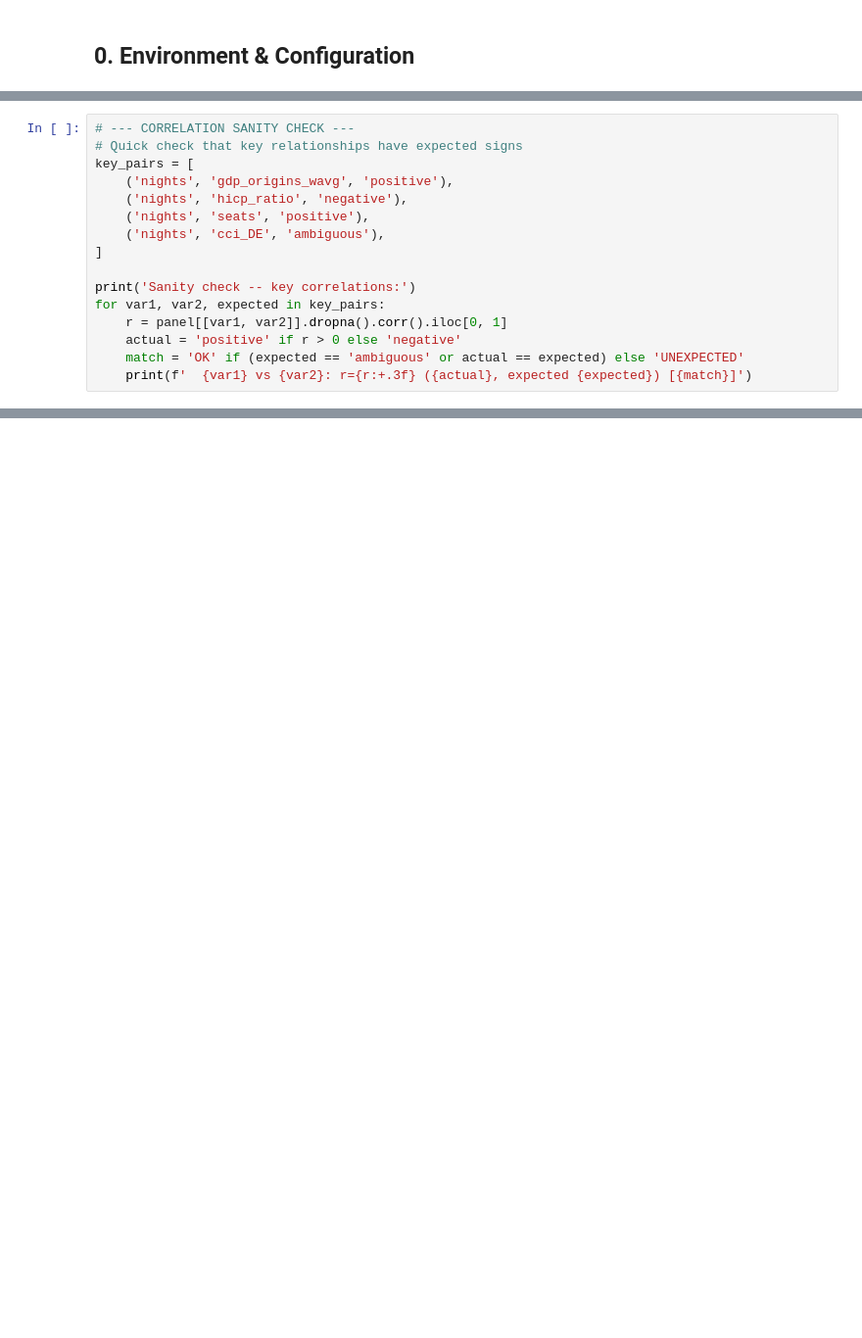
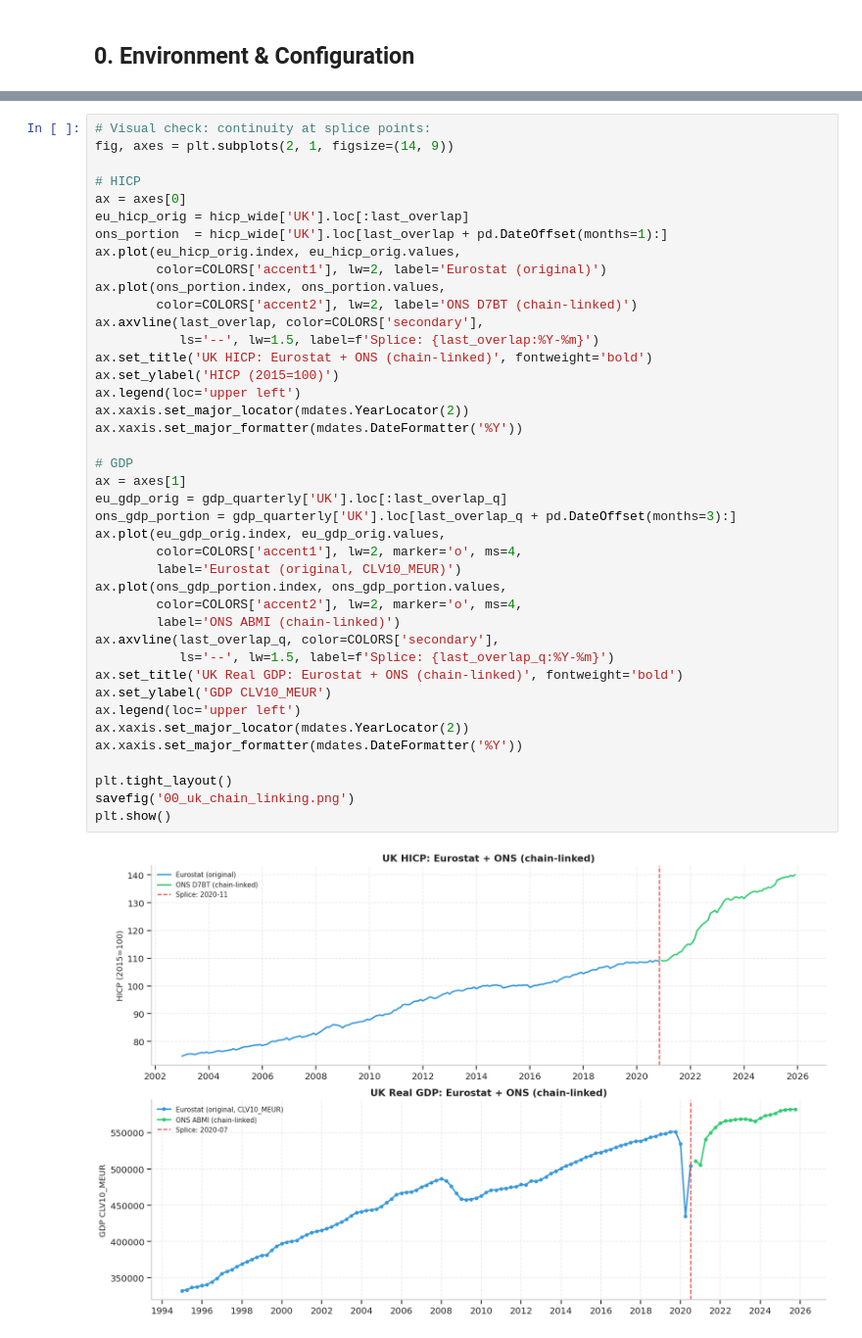
Before and after one commit to DieGodMF4/Macro-Aviation-Tourism-Modeling, a Jupyter notebook: docs/04_feature_engineering.ipynb, the cells around one changed output, grey strips where cells are left out. Shown at 98% size. Saved outputs shown, nothing was run; the diff lists cells and outputs as text; blank space fills up the shorter version.

```diff
--- a/docs/04_feature_engineering.ipynb
+++ b/docs/04_feature_engineering.ipynb
@@ -646,16 +27,0 @@ Columns (39):
-# %%
-# --- CORRELATION SANITY CHECK ---
-# Quick check that key relationships have expected signs
-key_pairs = [
-    ('nights', 'gdp_origins_wavg', 'positive'),
-    ('nights', 'hicp_ratio', 'negative'),
-    ('nights', 'seats', 'positive'),
-    ('nights', 'cci_DE', 'ambiguous'),
-]
-
-print('Sanity check -- key correlations:')
-for var1, var2, expected in key_pairs:
-    r = panel[[var1, var2]].dropna().corr().iloc[0, 1]
-    actual = 'positive' if r > 0 else 'negative'
-    match = 'OK' if (expected == 'ambiguous' or actual == expected) else 'UNEXPECTED'
-    print(f'  {var1} vs {var2}: r={r:+.3f} ({actual}, expected {expected}) [{match}]')
@@ -776,0 +407,43 @@ date
+# %%
+# Visual check: continuity at splice points:
+fig, axes = plt.subplots(2, 1, figsize=(14, 9))
+
+# HICP
+ax = axes[0]
+eu_hicp_orig = hicp_wide['UK'].loc[:last_overlap]
+ons_portion  = hicp_wide['UK'].loc[last_overlap + pd.DateOffset(months=1):]
+ax.plot(eu_hicp_orig.index, eu_hicp_orig.values,
+        color=COLORS['accent1'], lw=2, label='Eurostat (original)')
+ax.plot(ons_portion.index, ons_portion.values,
+        color=COLORS['accent2'], lw=2, label='ONS D7BT (chain-linked)')
+ax.axvline(last_overlap, color=COLORS['secondary'],
+           ls='--', lw=1.5, label=f'Splice: {last_overlap:%Y-%m}')
+ax.set_title('UK HICP: Eurostat + ONS (chain-linked)', fontweight='bold')
+ax.set_ylabel('HICP (2015=100)')
+ax.legend(loc='upper left')
+ax.xaxis.set_major_locator(mdates.YearLocator(2))
+ax.xaxis.set_major_formatter(mdates.DateFormatter('%Y'))
+
+# GDP
+ax = axes[1]
+eu_gdp_orig = gdp_quarterly['UK'].loc[:last_overlap_q]
+ons_gdp_portion = gdp_quarterly['UK'].loc[last_overlap_q + pd.DateOffset(months=3):]
+ax.plot(eu_gdp_orig.index, eu_gdp_orig.values,
+        color=COLORS['accent1'], lw=2, marker='o', ms=4,
+        label='Eurostat (original, CLV10_MEUR)')
+ax.plot(ons_gdp_portion.index, ons_gdp_portion.values,
+        color=COLORS['accent2'], lw=2, marker='o', ms=4,
+        label='ONS ABMI (chain-linked)')
+ax.axvline(last_overlap_q, color=COLORS['secondary'],
+           ls='--', lw=1.5, label=f'Splice: {last_overlap_q:%Y-%m}')
+ax.set_title('UK Real GDP: Eurostat + ONS (chain-linked)', fontweight='bold')
+ax.set_ylabel('GDP CLV10_MEUR')
+ax.legend(loc='upper left')
+ax.xaxis.set_major_locator(mdates.YearLocator(2))
+ax.xaxis.set_major_formatter(mdates.DateFormatter('%Y'))
+
+plt.tight_layout()
+savefig('00_uk_chain_linking.png')
+plt.show()
+# %% [output]
+[figure, added]
```
Also changed, not shown: parts of 82 cells of this notebook, 15 other files.
